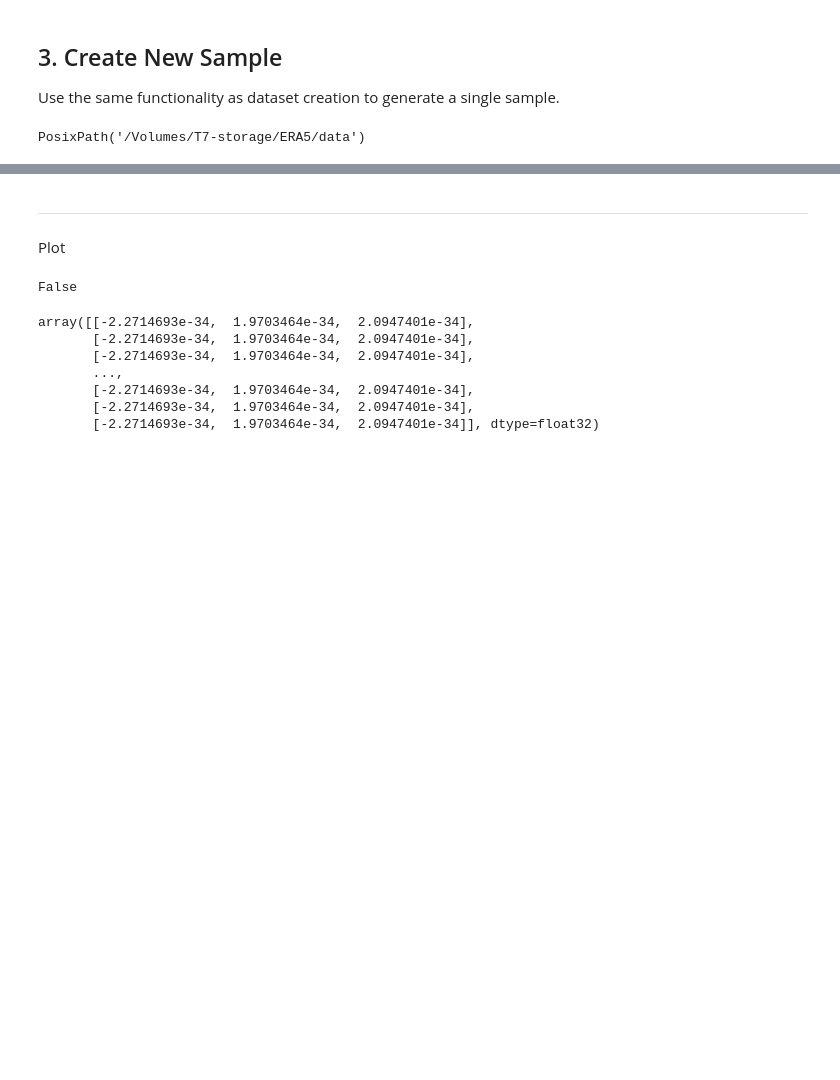
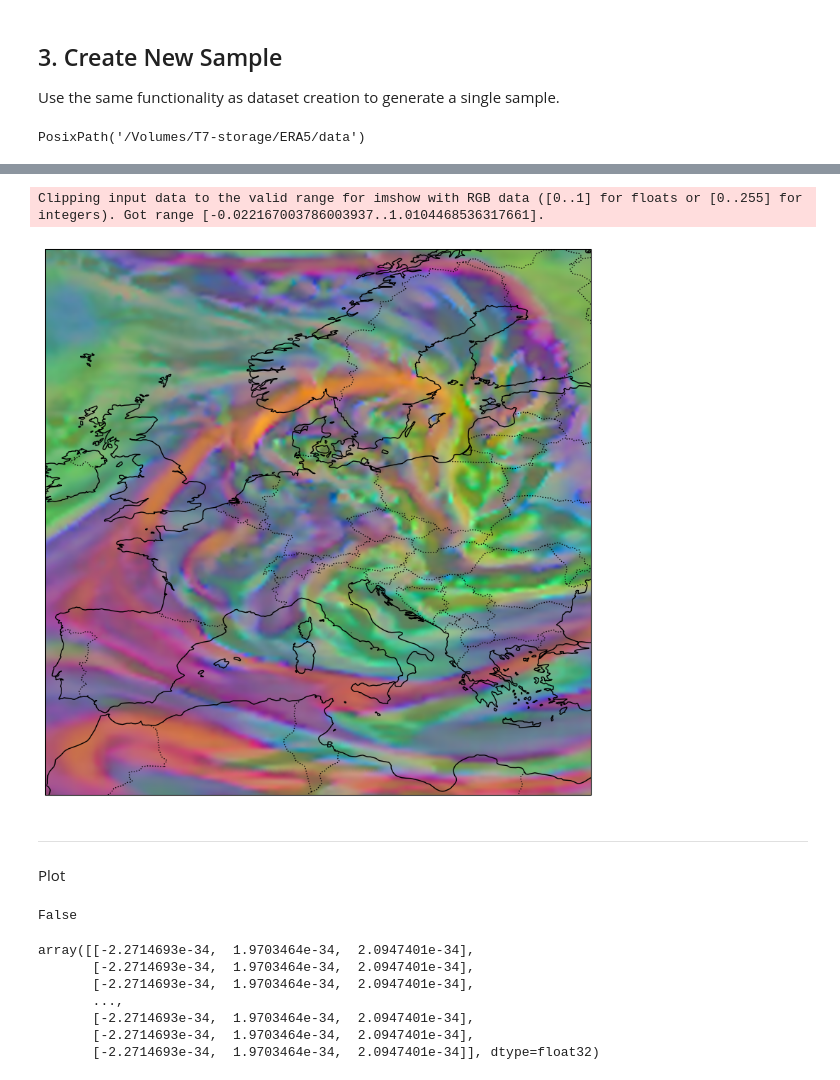
Before and after one commit to laueb4818/NOFE, a Jupyter notebook: ERA5/notebooks/visualize_subgraph.ipynb, the cells around one changed output, grey strips where cells are left out. Saved outputs shown, nothing was run; the diff lists cells and outputs as text; code cells hidden in the pictures; blank space fills up the shorter version.

```diff
--- a/ERA5/notebooks/visualize_subgraph.ipynb
+++ b/ERA5/notebooks/visualize_subgraph.ipynb
@@ -230,3 +232,21 @@ predict results
+# %%
+locations = pd.DataFrame({"lat": sample.target.meta.gps[:,0], "lon": sample.target.meta.gps[:,1]})
+
+res_model = pd.DataFrame(
+    {
+        "x1": output[:, 0],
+        "x2": output[:, 1],
+        "x3": output[:, 2],
+    }
+)
+res_model = pd.concat([locations, res_model], axis=1)
+
+figsize = (10, 10)
+fig = rgb(res_model, figsize=figsize)
+#fig = rgb_scale(res_model, percentile=1, figsize=figsize)
+# %% [output]
+Clipping input data to the valid range for imshow with RGB data ([0..1] for floats or [0..255] for integers). Got range [-0.022167003786003937..1.0104468536317661].
+[figure, added]
 # %% [markdown]
 ---
 Plot
```
Also changed, not shown: parts of 9 cells of this notebook, 45 other files.
